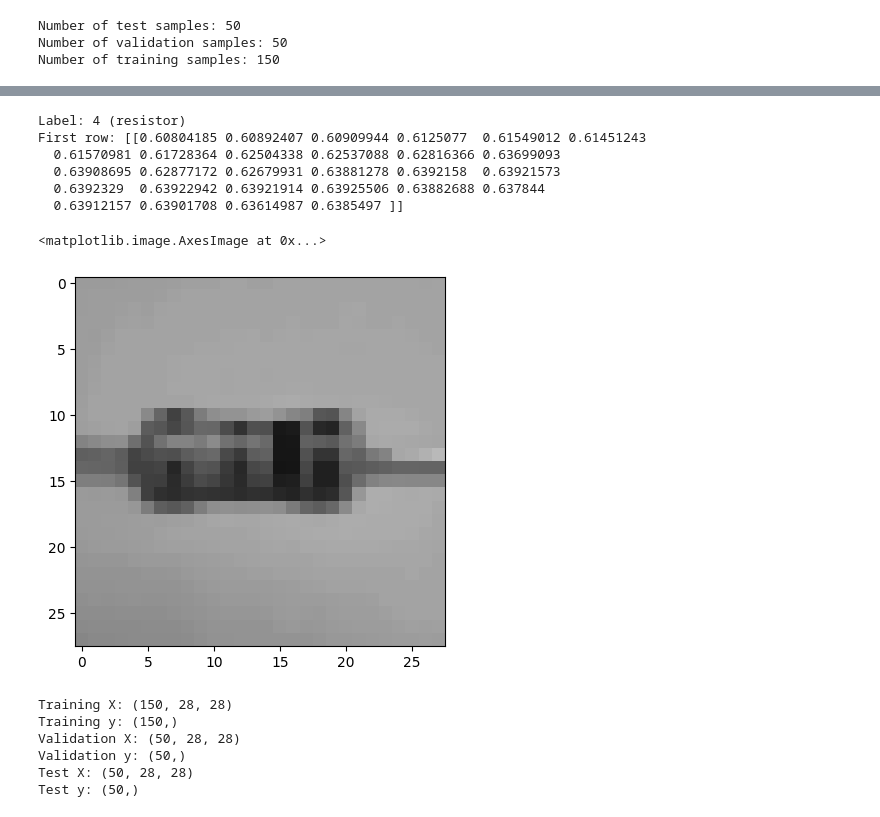
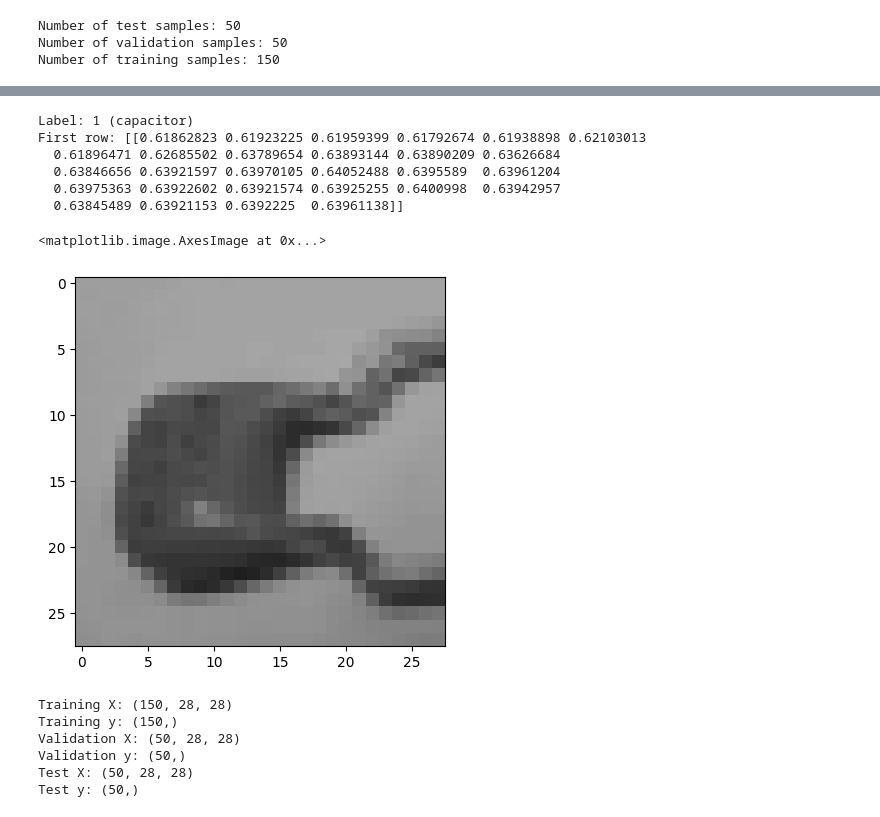
Before and after one commit to sartaj-sb/Tensors, a Jupyter notebook: 1.2.3 - Training an Image Classifier with Keras/image_classifier_dnn.ipynb, the cells around one changed output, grey strips where cells are left out. Saved outputs shown, nothing was run; the diff lists cells and outputs as text; code cells hidden in the pictures.

```diff
--- a/1.2.3 - Training an Image Classifier with Keras/image_classifier_dnn.ipynb
+++ b/1.2.3 - Training an Image Classifier with Keras/image_classifier_dnn.ipynb
@@ -214,24 +213,24 @@ X_test = resize_images(X_test, TARGET_WIDTH, TARGET_HEIGHT)
 # %%
 ### View training sample again (after they all have been scaled)
 
 # Chose which sample you want to view
-idx = 0
+idx = 126
 
 # Print out label (numbe and string) and part of the array
 print("Label: " + str(y_train[idx]) + " (" + labels[y_train[idx]] + ")")
 print("First row:", X_train[idx][:1,:])
 
 # Display image from array (note that images have been normalized)
 plt.imshow(X_train[idx], cmap='gray', vmin=0, vmax=1)
 # %% [output]
-Label: 4 (resistor)
-First row: [[0.60804185 0.60892407 0.60909944 0.6125077  0.61549012 0.61451243
-  0.61570981 0.61728364 0.62504338 0.62537088 0.62816366 0.63699093
-  0.63908695 0.62877172 0.62679931 0.63881278 0.6392158  0.63921573
-  0.6392329  0.63922942 0.63921914 0.63925506 0.63882688 0.637844
-  0.63912157 0.63901708 0.63614987 0.6385497 ]]
+Label: 1 (capacitor)
+First row: [[0.61862823 0.61923225 0.61959399 0.61792674 0.61938898 0.62103013
+  0.61896471 0.62685502 0.63789654 0.63893144 0.63890209 0.63626684
+  0.63846656 0.63921597 0.63970105 0.64052488 0.6395589  0.63961204
+  0.63975363 0.63922602 0.63921574 0.63925255 0.6400998  0.63942957
+  0.63845489 0.63921153 0.6392225  0.63961138]]
 <matplotlib.image.AxesImage at 0x...>
-[figure, old version]
+[figure, new version]
 # %%
 ### Convert list of samples and labels into Numpy arrays
 
```
Also changed, not shown: parts of 11 cells of this notebook.
